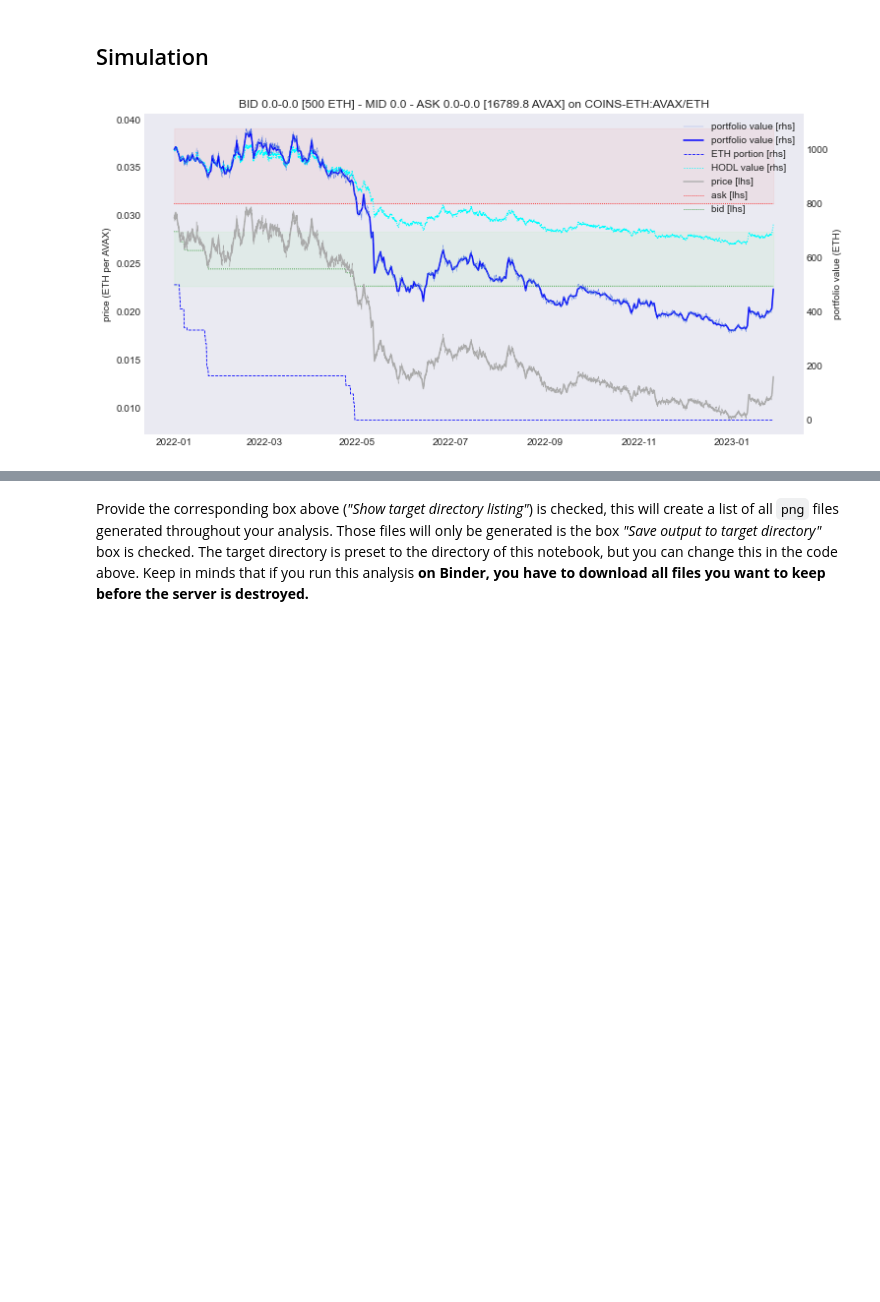
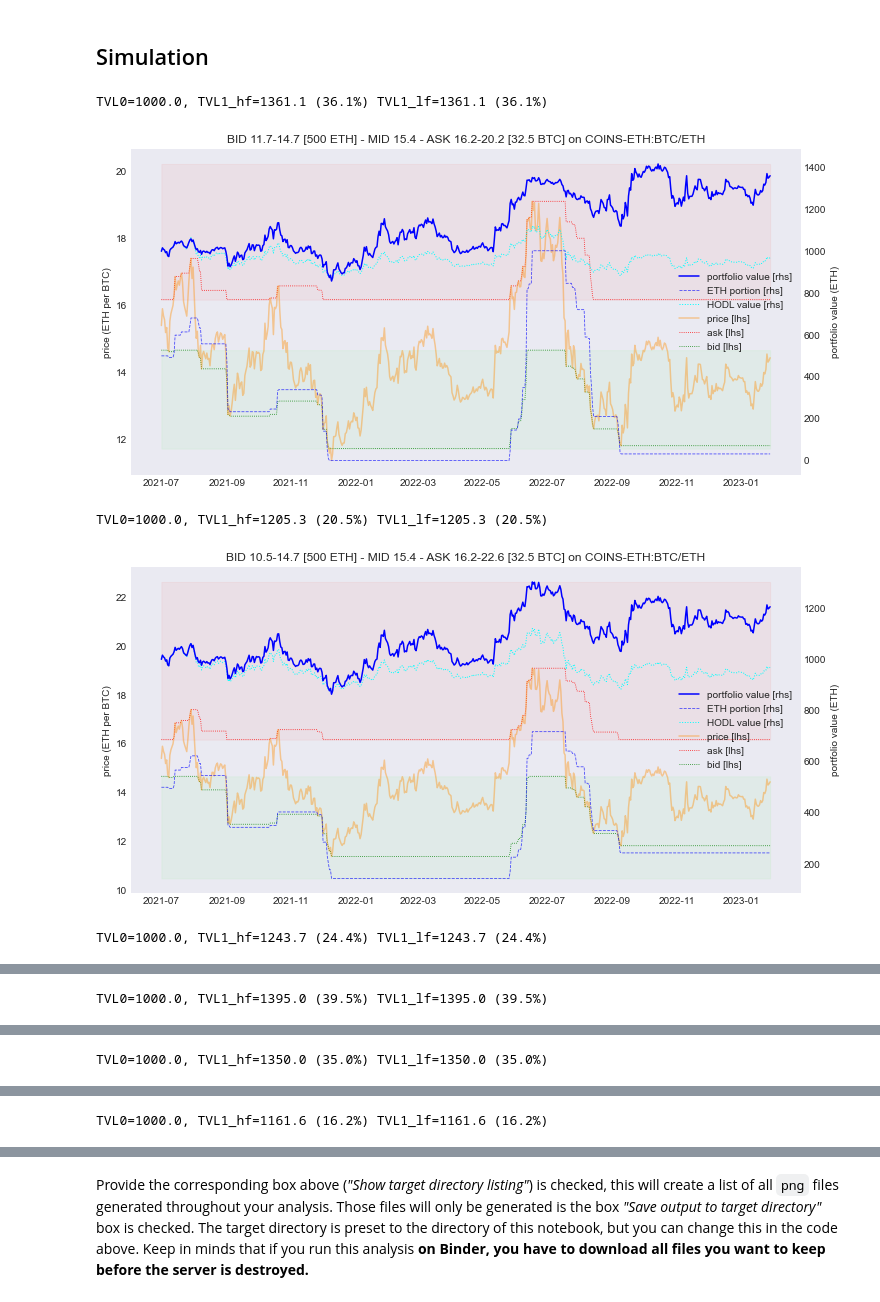
Before and after one commit to bancorprotocol/carbon-simulator-binder, a Jupyter notebook: Frozen/Demo7-4/Demo7-4.ipynb, the cells around one changed output, grey strips where cells are left out. Drawn from its saved outputs; the diff is of its cells as text; code cells hidden in the pictures; blank space fills up the shorter version.

```diff
--- a/Frozen/Demo7-4/Demo7-4.ipynb
+++ b/Frozen/Demo7-4/Demo7-4.ipynb
@@ -69,9 +71,9 @@ Dropdown(index=2, options=(('COINS-BTC', 'COINS-BTC'), ('COINS-CROSS', 'COINS-CR
 cols = tuple(pdcols(j(DATAPATH, f"{datafn_w.value}.pickle")))
 try:
     assert datafn_w.value == old_datafn_w_value
-    datacols_w()
+    datacols_w1()
 except:
     old_datafn_w_value = datafn_w.value
-    datacols_w = DropdownManager(cols)
+    datacols_w = DropdownManager(cols, defaultval="BTC/ETH" if datafn_w.value=="COINS-ETH" else None)
     datacols_w()
 # %% [output]
@@ -119,7 +124,7 @@ VBox(children=(Checkbox(value=True, description='plotPrice'), Checkbox(value=Tru
 
 this is the time period that is plotted; periods and start dates are quoted as percentage total time; the window is cut at the left, eg start=0.9 and length=0.5 shows 0.9...1.0. Before the sliders are applied, everything before `PATH_MIN_DATE` is discarded.
 # %%
-PATH_MIN_DATE = "2022-01-01"
+PATH_MIN_DATE = "2021-07-01"
 try:
     segment_w(vertical=True)
 except:
@@ -129,0 +139,7 @@ VBox(children=(FloatSlider(value=0.0, continuous_update=False, description='Star
+# %%
+TVL = 1000
+try:
+    stratall_w(vertical=True)
+except:
+    stratall_w = PcSliderManager(["csh", "shift"], values=[0.5, 0], range=[(0,1), (-0.5,0.5)])
+    stratall_w(vertical=True)
@@ -135,10 +153,10 @@ This is the strategy called `slider`. Here `m` is the mid price of the range (ad
 try:
     strat1_w(vertical=True)
 except:
-    S0, SMIN, SMAX, TVL = 100, 50, 200, 1000
-    strat1_w = PcSliderManager(["m", "g%", "w%", "u%", "csh"],
-                        values=[S0/100, 0.1, 0.25, 0, 0.5],
-                        range=[(SMIN/100,SMAX/100),(0,0.50),(0,0.50),(0,1),(0,1)])
+    S0, SMIN, SMAX = 100, 50, 200
+    strat1_w = PcSliderManager(["m", "g%", "w%", "u%"],
+                        values=[S0/100, 0.1, 0.25, 0],
+                        range=[(SMIN/100,SMAX/100),(0,0.50),(0,0.50),(0,1)])
     strat1_w(vertical=True)
 # %% [output]
 VBox(children=(FloatSlider(value=100.0, continuous_update=False, description='m', max=200.0, min=50.0, readout…
@@ -151,16 +170,25 @@ if output_w.values[3]:
 # %%
 DATAID, DATAFN = datafn_w.value, j(DATAPATH, f"{datafn_w.value}.pickle")
 STARTPC, LENPC, SV, COLNM = segment_w.values[0], segment_w.values[1], strat1_w.values, datacols_w.value
 path0, pair = pdread(DATAFN, COLNM, from_pc=STARTPC, period_pc=LENPC, min_dt=PATH_MIN_DATE, invert=pathops_w.values[0], tkns=True)
 path = PI.interpolate(path0, PIPERIOD, sigfctr=PIFACTOR, enable=pathops_w.values[1])
-strats["slider"] = strategy.from_mgw(m=100*SV[0], g=SV[1], w=SV[2], u=SV[3], amt_rsk=TVL/path0[0]*(1-SV[4]), amt_csh=TVL*SV[4])
+strats["slider"] = [strategy.from_mgw(m=100*SV[0], g=SV[1], w=SV[2], u=SV[3])]
 for ix, stratid in enumerate(strats_w.checked):
     strat = strats[stratid]
-    simresults  = run_sim(strat, path)
-    simresults0 = run_sim(strat, path0) if not path is path0 else simresults
+    for strati in strat:
+        strati.set_tvl(spot=path0[0], cashpc=stratall_w.values[0], tvl=TVL)
+    simresults  = run_sim(strat, path, shift=stratall_w.values[1])
+    simresults0 = run_sim(strat, path0, shift=stratall_w.values[1]) if not path is path0 else simresults
+    v0, v1, v1a = simresults.value_r[0], simresults.value_r[-1], simresults0.value_r[-1]
+    print(f"TVL0={v0:.1f}, TVL1_hf={v1:.1f} ({v1/v0*100-100:.1f}%) TVL1_lf={v1a:.1f} ({v1a/v0*100-100:.1f}%)")
     plot_sim(simresults, simresults0, f"{DATAID}:{COLNM}", Params(**params_w.values_dct), pair=pair)
     if isinstance(OUTPATH, str):
         plt.savefig(j(OUTPATH, fname(DATAID, COLNM)))
+        fsave(pickle.dumps((simresults, simresults0)), f"{fname(DATAID, COLNM)}.data", OUTPATH, binary=True)
     plt.show()
 # %% [output]
+TVL0=1000.0, TVL1_hf=1361.1 (36.1%) TVL1_lf=1361.1 (36.1%)
-[figure, old version]
+[figure, new version]
+TVL0=1000.0, TVL1_hf=1205.3 (20.5%) TVL1_lf=1205.3 (20.5%)
+[figure, added]
+TVL0=1000.0, TVL1_hf=1243.7 (24.4%) TVL1_lf=1243.7 (24.4%)
@@ -166,0 +196 @@ for ix, stratid in enumerate(strats_w.checked):
+TVL0=1000.0, TVL1_hf=1395.0 (39.5%) TVL1_lf=1395.0 (39.5%)
@@ -166,0 +198 @@ for ix, stratid in enumerate(strats_w.checked):
+TVL0=1000.0, TVL1_hf=1350.0 (35.0%) TVL1_lf=1350.0 (35.0%)
@@ -166,0 +200 @@ for ix, stratid in enumerate(strats_w.checked):
+TVL0=1000.0, TVL1_hf=1161.6 (16.2%) TVL1_lf=1161.6 (16.2%)
```
Also changed, not shown: parts of 11 cells of this notebook, 1 other file.
